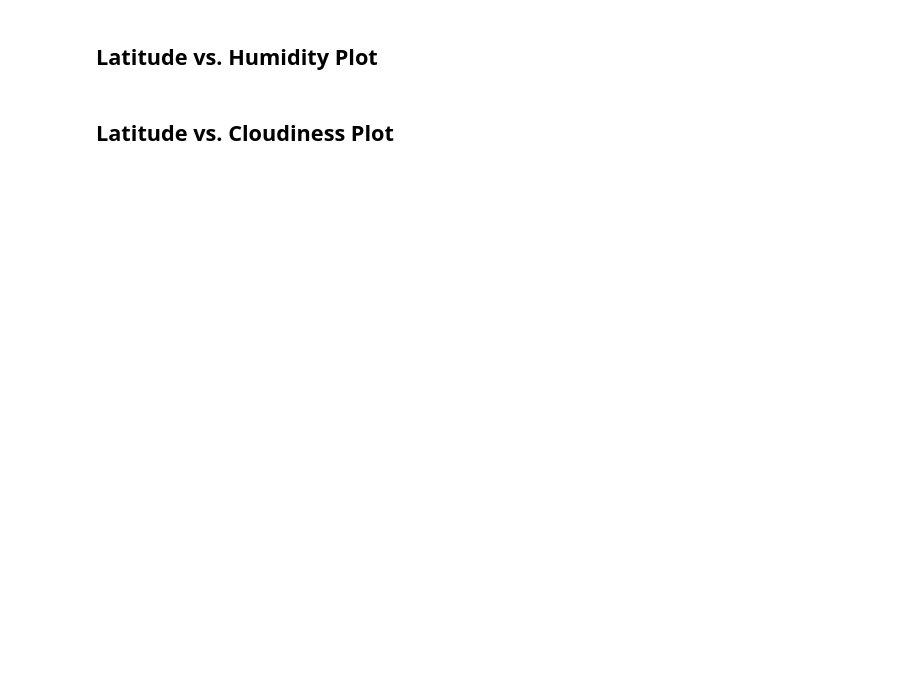
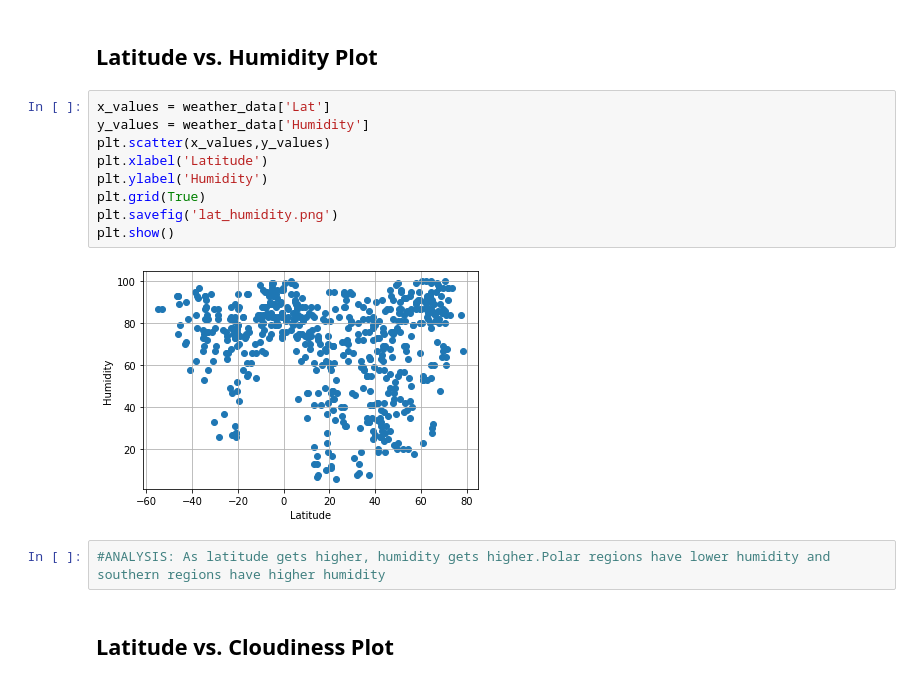
Before and after one commit to sanureet/Python-API-challenge, a Jupyter notebook: sb_WeatherPyhomework.ipynb, the cells around one changed output. Cells and saved outputs as stored; diff of their text form; blank space fills up the shorter version.

```diff
--- a/sb_WeatherPyhomework.ipynb
+++ b/sb_WeatherPyhomework.ipynb
@@ -207,4 +240,17 @@ plt.show()
 # %% [markdown]
 ## Latitude vs. Humidity Plot
+# %%
+x_values = weather_data['Lat']
+y_values = weather_data['Humidity']
+plt.scatter(x_values,y_values)
+plt.xlabel('Latitude')
+plt.ylabel('Humidity')
+plt.grid(True)
+plt.savefig('lat_humidity.png')
+plt.show()
+# %% [output]
+[figure, added]
+# %%
+#ANALYSIS: As latitude gets higher, humidity gets higher.Polar regions have lower humidity and southern regions have higher humidity
 # %% [markdown]
 ## Latitude vs. Cloudiness Plot
```
Also changed, not shown: parts of 31 cells of this notebook, 4 other files.
